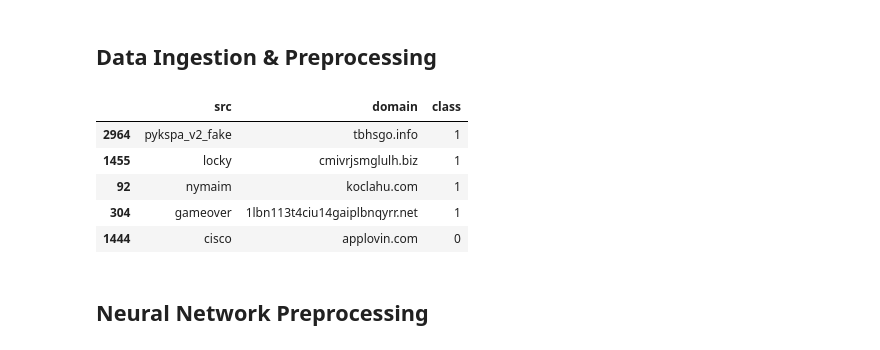
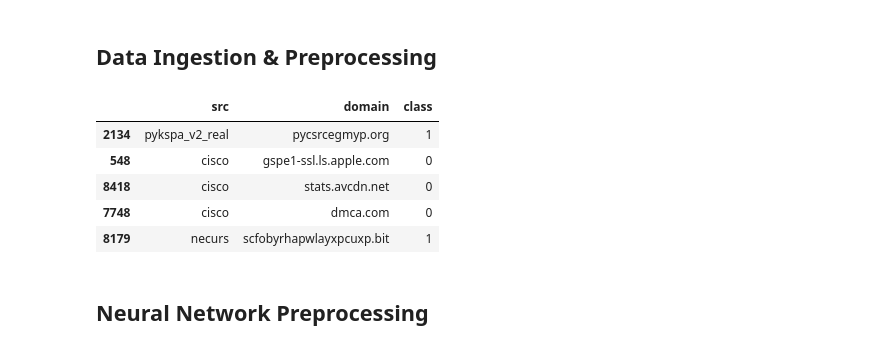
Before and after one commit to pjabes/detection-notebooks, a Jupyter notebook: DNS/dga.ipynb, the cells around one changed output. Saved outputs shown, nothing was run; the diff lists cells and outputs as text; code cells hidden in the pictures.

```diff
--- a/DNS/dga.ipynb
+++ b/DNS/dga.ipynb
@@ -68,25 +65,25 @@ Using TensorFlow backend.
 # %%
 # Ingesting Benign Domains
 benignDomains_df = pd.read_csv('dataset/CISCO-top-1m.csv', names=['domain'])
 benignDomains_df['class'] = 0
 benignDomains_df['src'] = 'cisco'
 
 # Ingesting Malicious Domains
 maliciousDomains_df = pd.read_csv('dataset/dga-domains.txt', sep='\t', usecols=[0,1], names=['src', 'domain'])
 maliciousDomains_df['class'] = 1
 
 # Merging Datasets
-domains_df = pd.concat([maliciousDomains_df[0:4000], benignDomains_df[0:4000]], sort=False)
+domains_df = pd.concat([maliciousDomains_df[0:10000], benignDomains_df[0:10000]], sort=False)
 domains_df = domains_df.sample(frac=0.5)
 
 domains_df.head()
 # %% [output]
 |  | src | domain | class |
-| 2964 | pykspa_v2_fake | tbhsgo.info | 1 |
-| 1455 | locky | cmivrjsmglulh.biz | 1 |
-| 92 | nymaim | koclahu.com | 1 |
-| 304 | gameover | 1lbn113t4ciu14gaiplbnqyrr.net | 1 |
-| 1444 | cisco | applovin.com | 0 |
+| 2134 | pykspa_v2_real | pycsrcegmyp.org | 1 |
+| 548 | cisco | gspe1-ssl.ls.apple.com | 0 |
+| 8418 | cisco | stats.avcdn.net | 0 |
+| 7748 | cisco | dmca.com | 0 |
+| 8179 | necurs | scfobyrhapwlayxpcuxp.bit | 1 |
 # %% [markdown]
 ## Neural Network Preprocessing
 # %% [markdown]
```
Also changed, not shown: parts of 7 cells of this notebook.
